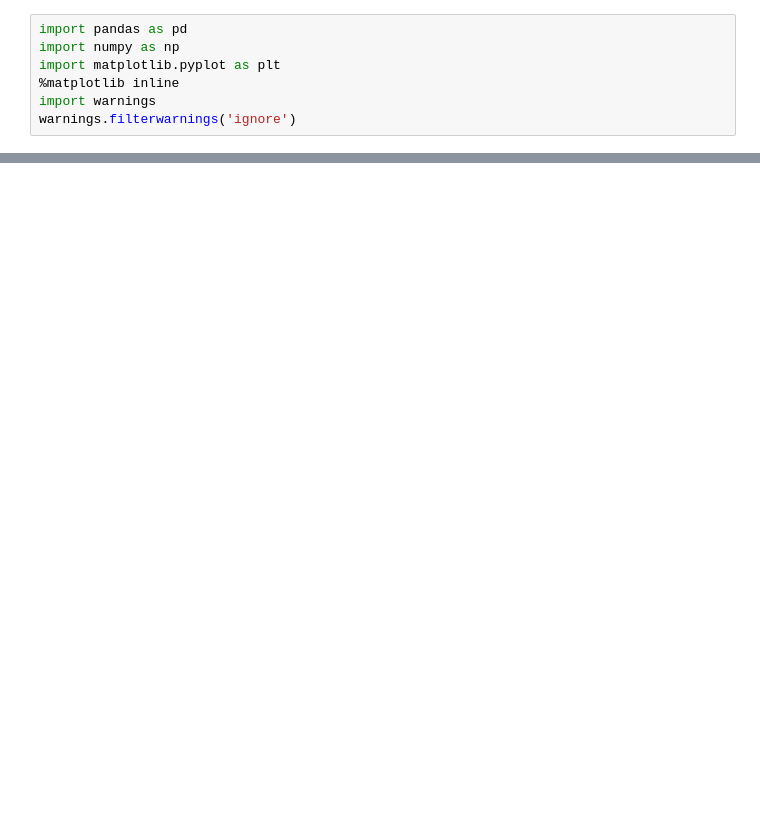
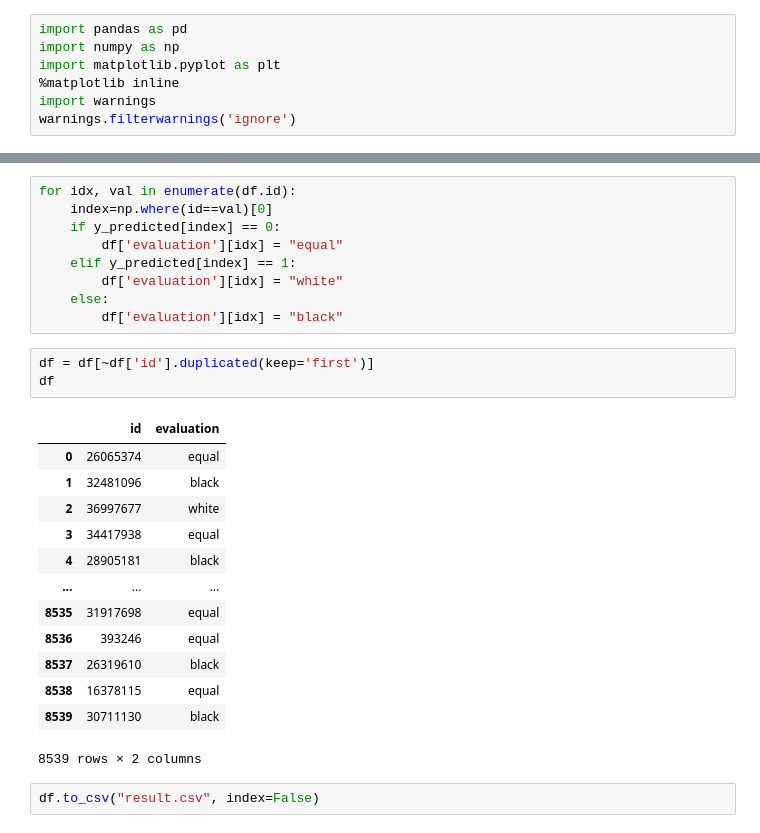
Before and after one commit to galaniaditya/Chess-Prediction, a Jupyter notebook: ChessPrediction.ipynb, the cells around one changed output, grey strips where cells are left out. Cells and saved outputs as stored; diff of their text form; blank space fills up the shorter version.

```diff
--- a/ChessPrediction.ipynb
+++ b/ChessPrediction.ipynb
@@ -368,0 +316,28 @@ len(X_combined)
+# %%
+for idx, val in enumerate(df.id):
+    index=np.where(id==val)[0]
+    if y_predicted[index] == 0:
+        df['evaluation'][idx] = "equal"
+    elif y_predicted[index] == 1:
+        df['evaluation'][idx] = "white"
+    else:
+        df['evaluation'][idx] = "black"
+# %%
+df = df[~df['id'].duplicated(keep='first')]
+df
+# %% [output]
+|  | id | evaluation |
+| 0 | 26065374 | equal |
+| 1 | 32481096 | black |
+| 2 | 36997677 | white |
+| 3 | 34417938 | equal |
+| 4 | 28905181 | black |
+| ... | ... | ... |
+| 8535 | 31917698 | equal |
+| 8536 | 393246 | equal |
+| 8537 | 26319610 | black |
+| 8538 | 16378115 | equal |
+| 8539 | 30711130 | black |
+8539 rows × 2 columns
+# %%
+df.to_csv("result.csv", index=False)
```
Also changed, not shown: parts of 36 cells of this notebook, 34 other files.
